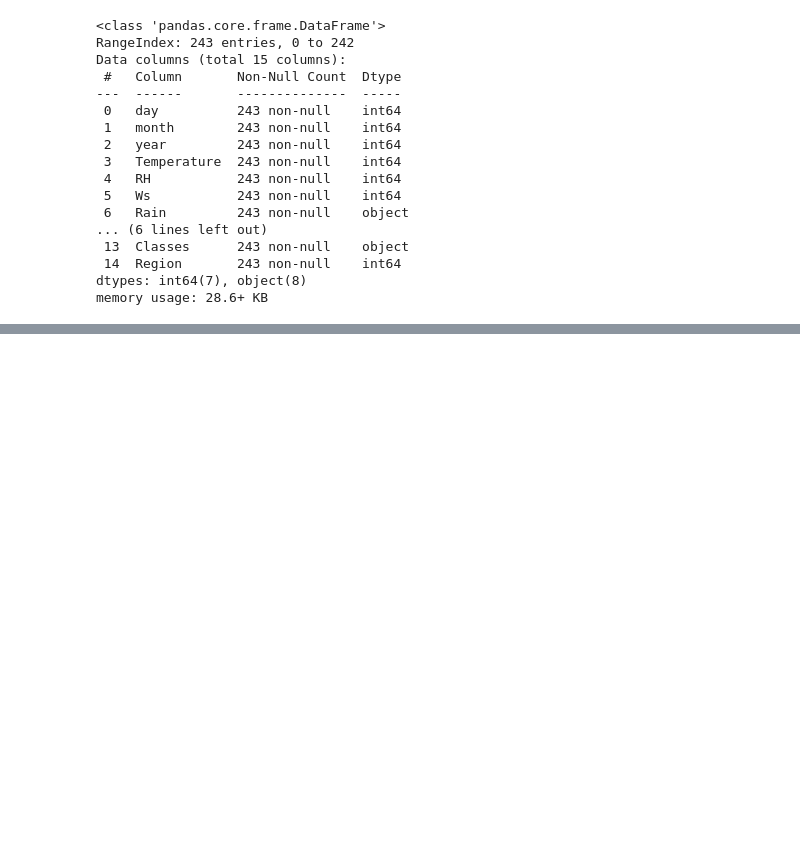
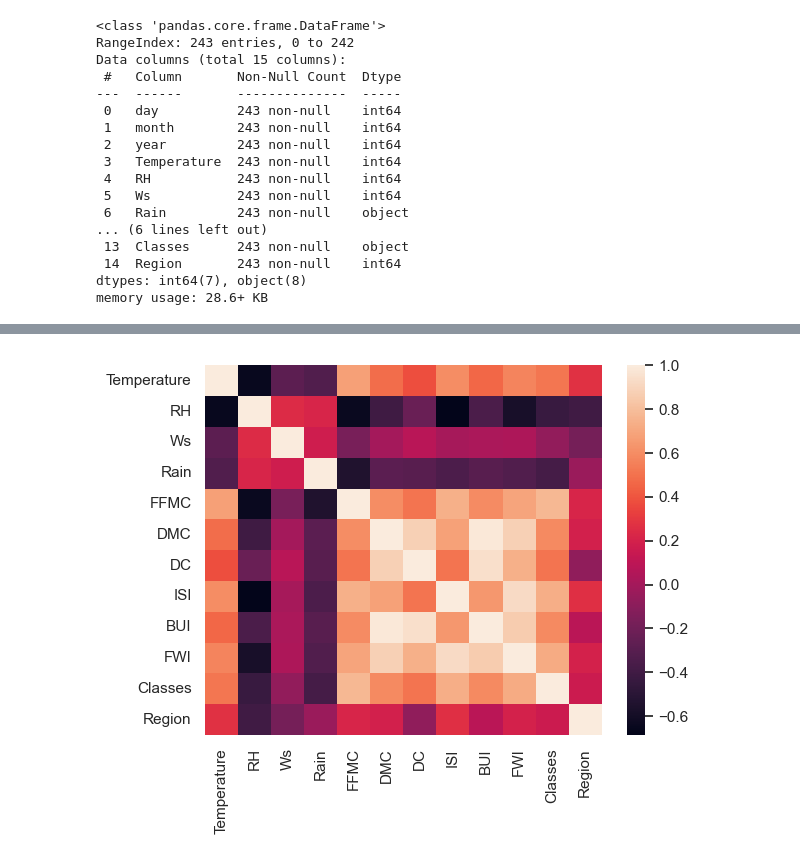
Before and after one commit to Imani-hub-pixel/AI-and-ML-Udemy-course, a Jupyter notebook: RIdge and lasso regression/Algerian_forest.ipynb, the cells around one changed output, grey strips where cells are left out. Cells and saved outputs as stored; diff of their text form; code cells hidden in the pictures; blank space fills up the shorter version.

```diff
--- a/RIdge and lasso regression/Algerian_forest.ipynb
+++ b/RIdge and lasso regression/Algerian_forest.ipynb
@@ -177,0 +285,5 @@ memory usage: 28.6+ KB
+# %%
+sns.heatmap(df_copy.corr())
+plt.show()
+# %% [output]
+[figure, added]
```
Also changed, not shown: parts of 18 cells of this notebook, 1 other file.
